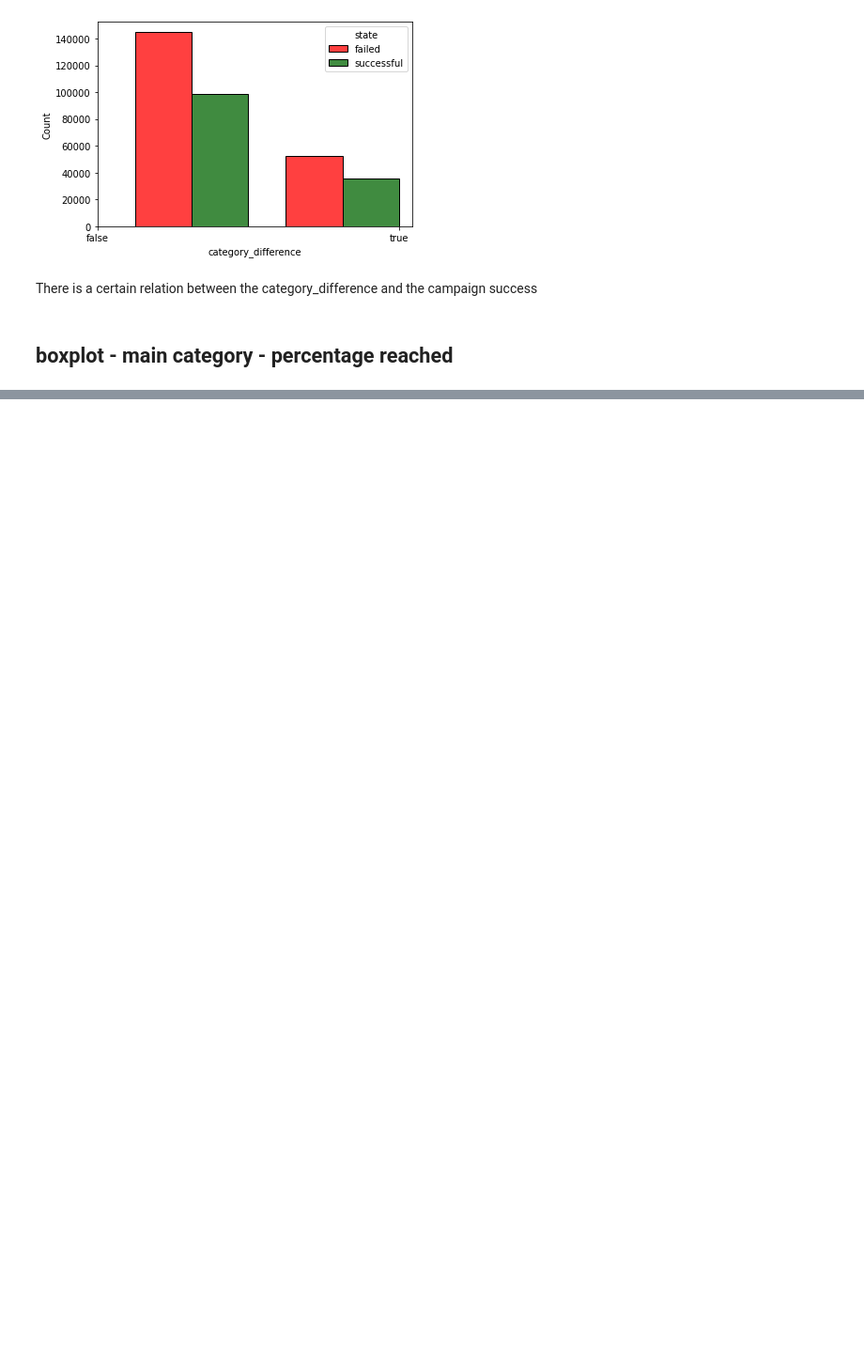
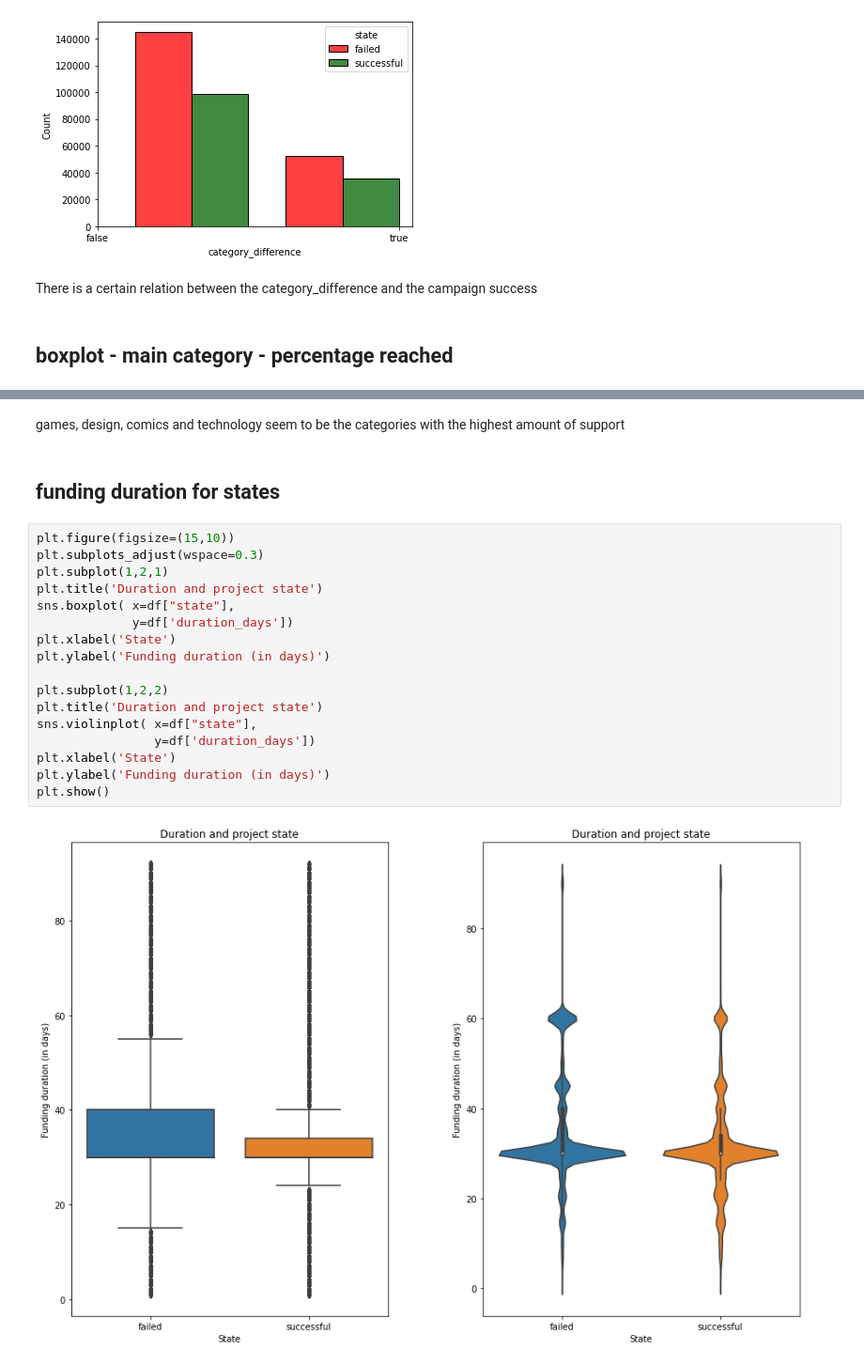
Before and after one commit to thebiff999/funding_forecast, a Jupyter notebook: src/Visualization.ipynb, the cells around one changed output, grey strips where cells are left out. Shown at 94% size. Drawn from its saved outputs; the diff is of its cells as text; blank space fills up the shorter version.

```diff
--- a/src/Visualization.ipynb
+++ b/src/Visualization.ipynb
@@ -154,0 +179,23 @@ ax.set(yscale='log')
+# %% [markdown]
+games, design, comics and technology seem to be the categories with the highest amount of support
+# %% [markdown]
+## funding duration for states
+# %%
+plt.figure(figsize=(15,10))
+plt.subplots_adjust(wspace=0.3)
+plt.subplot(1,2,1)
+plt.title('Duration and project state')
+sns.boxplot( x=df["state"],
+             y=df['duration_days'])
+plt.xlabel('State')
+plt.ylabel('Funding duration (in days)')
+
+plt.subplot(1,2,2)
+plt.title('Duration and project state')
+sns.violinplot( x=df["state"],
+                y=df['duration_days'])
+plt.xlabel('State')
+plt.ylabel('Funding duration (in days)')
+plt.show()
+# %% [output]
+[figure, added]
```
Also changed, not shown: parts of 16 cells of this notebook, 3 other files.
